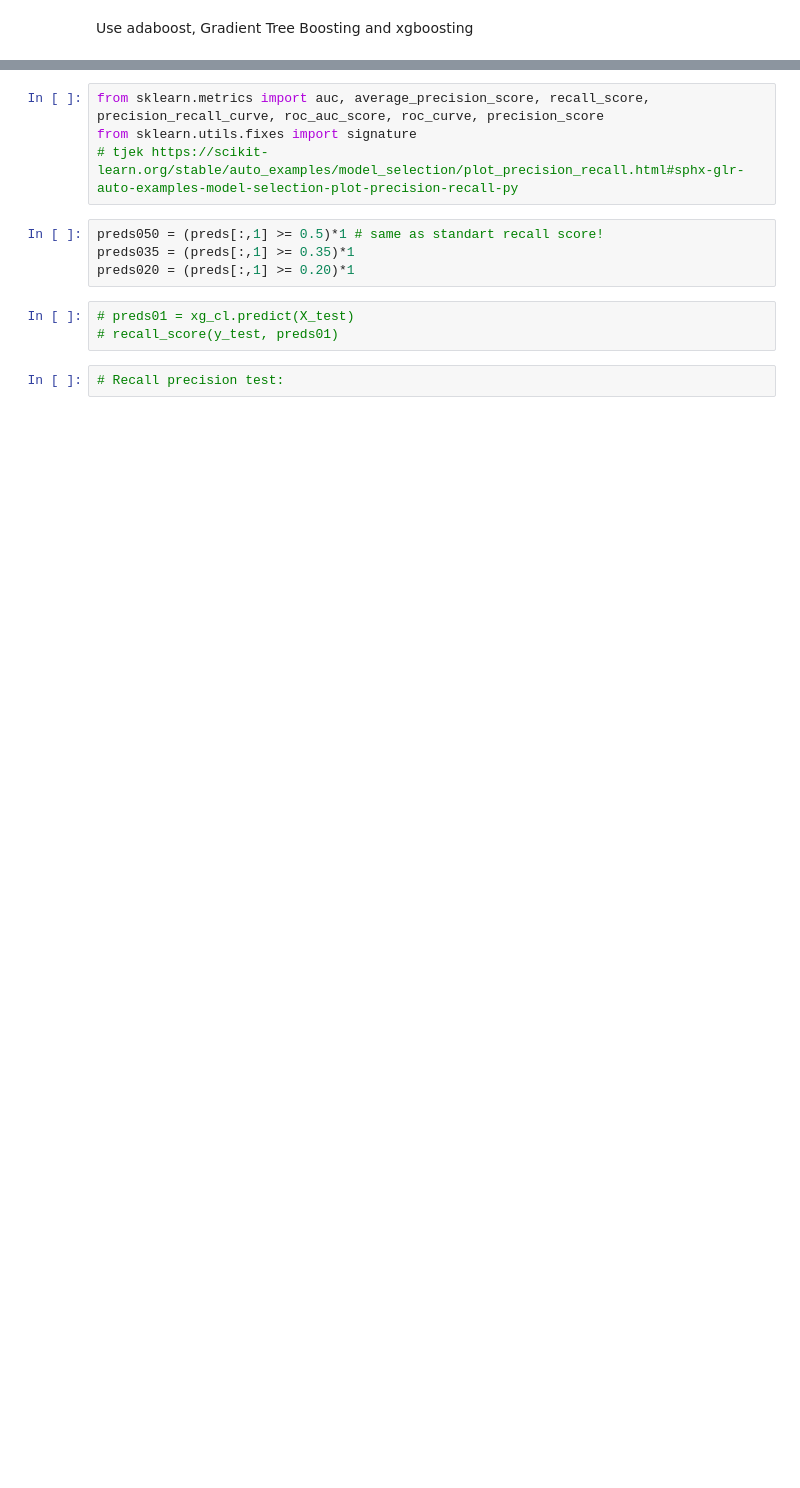
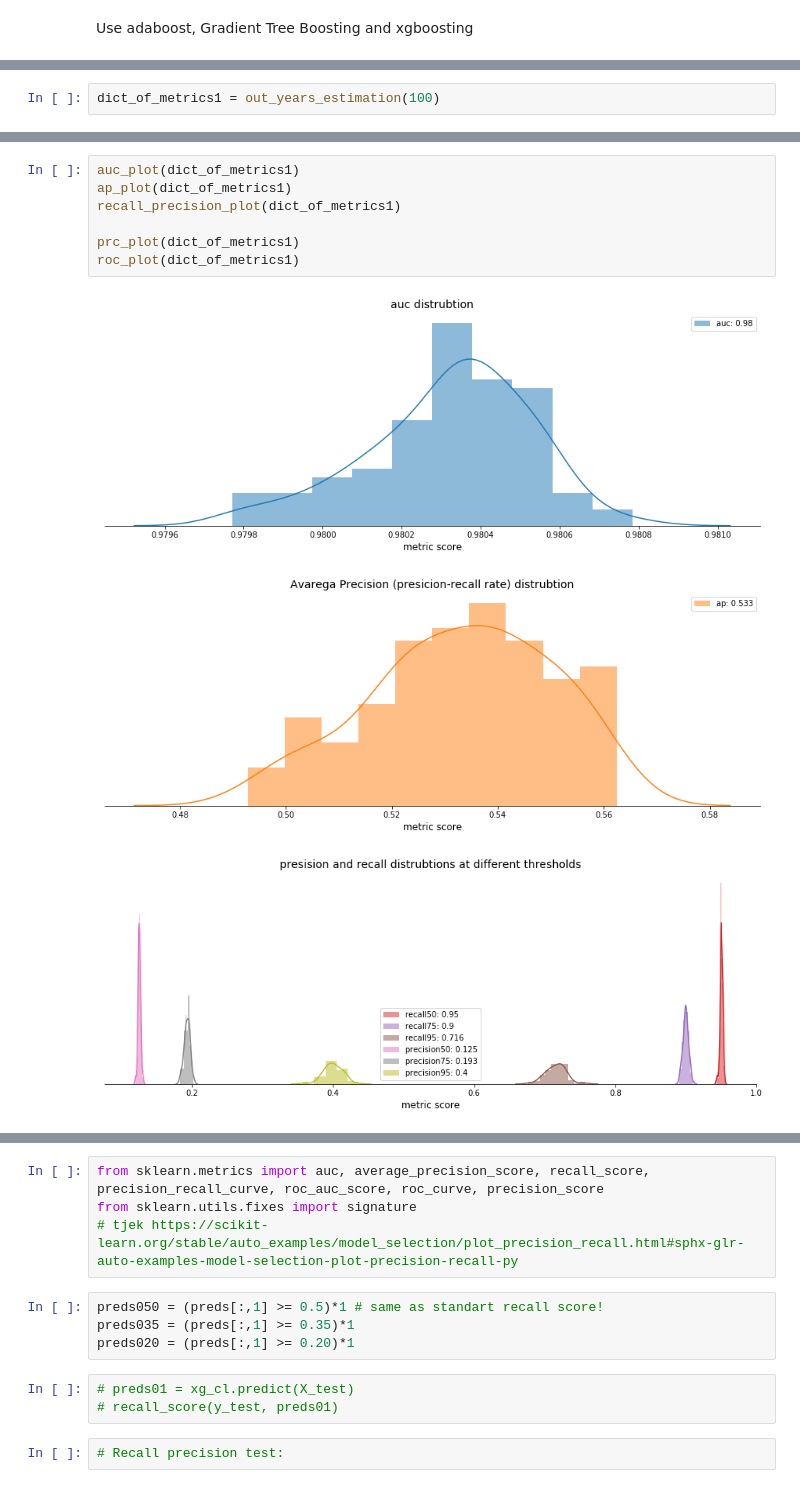
Before and after one commit to Polichinel/Conflict_Prediction, a Jupyter notebook: boosting.ipynb, the cells around one changed output, grey strips where cells are left out. Drawn from its saved outputs; the diff is of its cells as text; blank space fills up the shorter version.

```diff
--- a/boosting.ipynb
+++ b/boosting.ipynb
@@ -101,0 +493,2 @@ preds = xg_cl.predict_proba(X_test)
+# %%
+dict_of_metrics1 = out_years_estimation(100)
@@ -101,0 +517,11 @@ preds = xg_cl.predict_proba(X_test)
+# %%
+auc_plot(dict_of_metrics1)
+ap_plot(dict_of_metrics1)
+recall_precision_plot(dict_of_metrics1)
+
+prc_plot(dict_of_metrics1)
+roc_plot(dict_of_metrics1)
+# %% [output]
+[figure, added]
+[figure, added]
+[figure, added]
```
Also changed, not shown: parts of 81 cells of this notebook.
